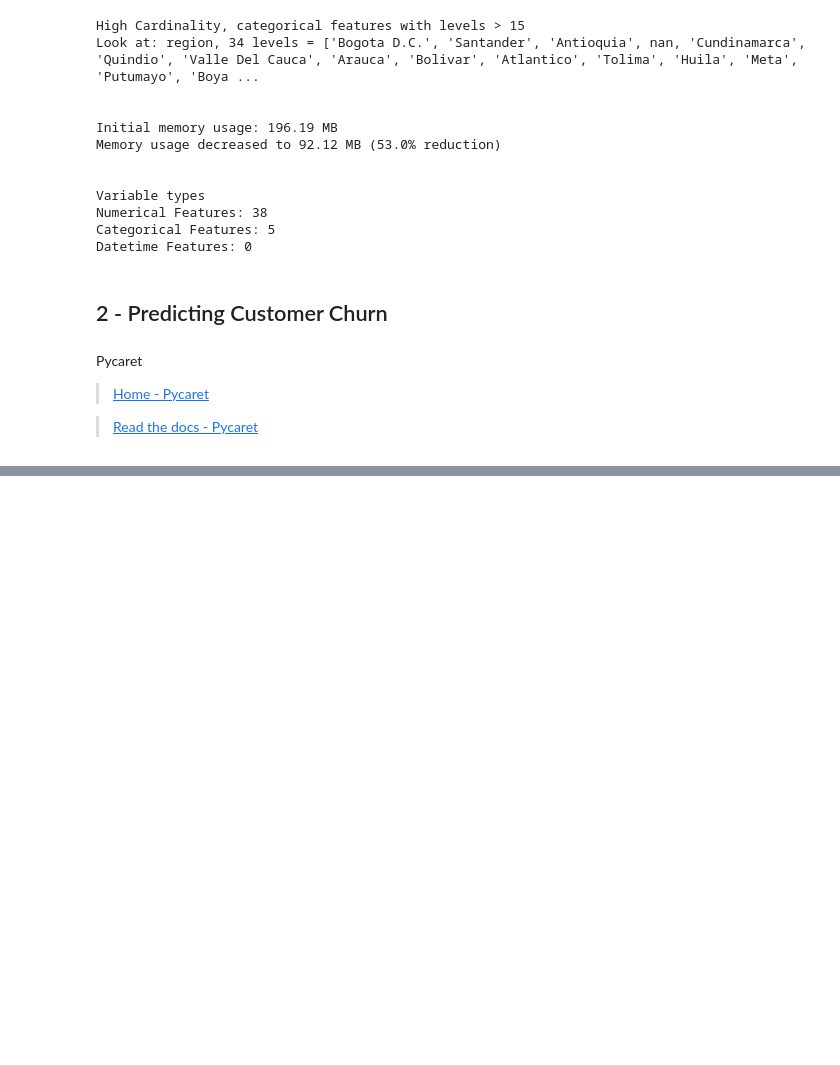
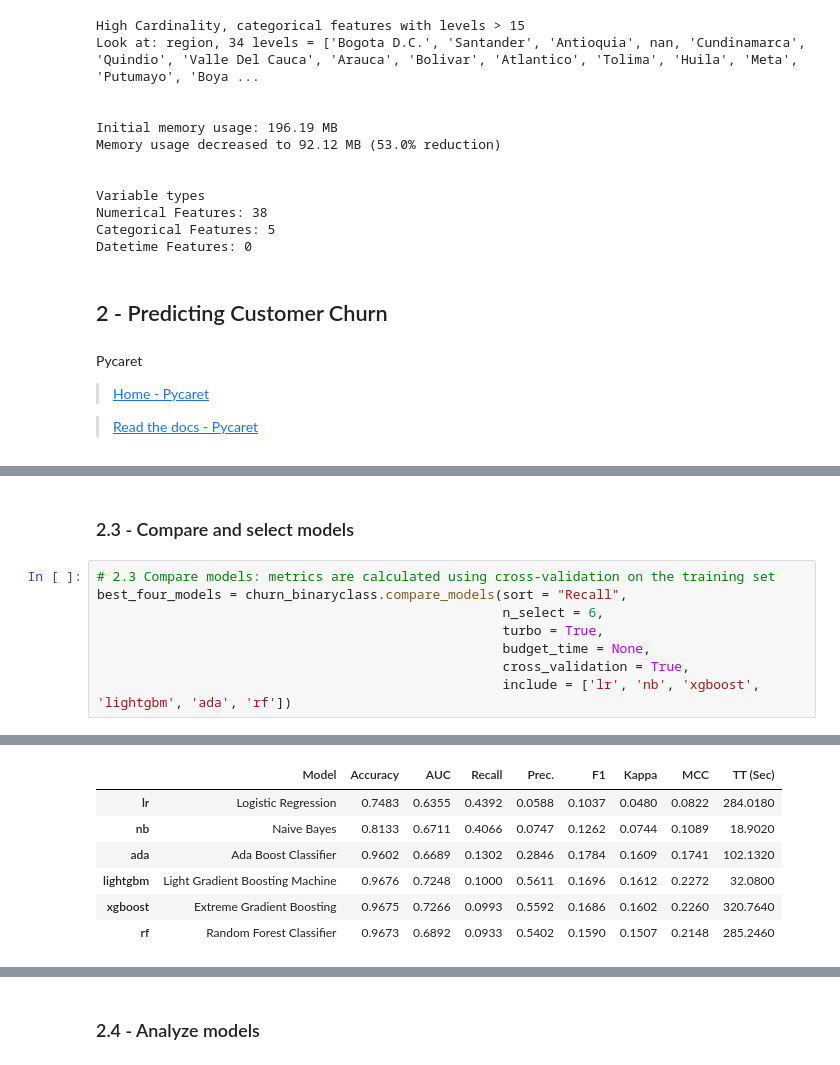
Before and after one commit to leandroaguazaco/data_science_portfolio, a Jupyter notebook: Projects/04-Churn_Telco_Analysis/04_Churn_Telco_Analysis_02_Premodeling.ipynb, the cells around one changed output, grey strips where cells are left out. Cells and saved outputs as stored; diff of their text form; blank space fills up the shorter version.

```diff
--- a/Projects/04-Churn_Telco_Analysis/04_Churn_Telco_Analysis_02_Premodeling.ipynb
+++ b/Projects/04-Churn_Telco_Analysis/04_Churn_Telco_Analysis_02_Premodeling.ipynb
@@ -303,0 +387,11 @@ churn_binaryclass.setup(data = churn_df,
+# %% [markdown]
+### 2.3 - Compare and select models
+# %%
+# 2.3 Compare models: metrics are calculated using cross-validation on the training set
+best_four_models = churn_binaryclass.compare_models(sort = "Recall",
+                                                    n_select = 6,
+                                                    turbo = True,
+                                                    budget_time = None,
+                                                    cross_validation = True,
+                                                    include = ['lr', 'nb', 'xgboost', 'lightgbm', 'ada', 'rf'])
+# %% [output]
@@ -303,0 +399,7 @@ churn_binaryclass.setup(data = churn_df,
+|  | Model | Accuracy | AUC | Recall | Prec. | F1 | Kappa | MCC | TT (Sec) |
+| lr | Logistic Regression | 0.7483 | 0.6355 | 0.4392 | 0.0588 | 0.1037 | 0.0480 | 0.0822 | 284.0180 |
+| nb | Naive Bayes | 0.8133 | 0.6711 | 0.4066 | 0.0747 | 0.1262 | 0.0744 | 0.1089 | 18.9020 |
+| ada | Ada Boost Classifier | 0.9602 | 0.6689 | 0.1302 | 0.2846 | 0.1784 | 0.1609 | 0.1741 | 102.1320 |
+| lightgbm | Light Gradient Boosting Machine | 0.9676 | 0.7248 | 0.1000 | 0.5611 | 0.1696 | 0.1612 | 0.2272 | 32.0800 |
+| xgboost | Extreme Gradient Boosting | 0.9675 | 0.7266 | 0.0993 | 0.5592 | 0.1686 | 0.1602 | 0.2260 | 320.7640 |
+| rf | Random Forest Classifier | 0.9673 | 0.6892 | 0.0933 | 0.5402 | 0.1590 | 0.1507 | 0.2148 | 285.2460 |
@@ -303,0 +407,2 @@ churn_binaryclass.setup(data = churn_df,
+# %% [markdown]
+### 2.4 - Analyze models
```
Also changed, not shown: parts of 9 cells of this notebook.
